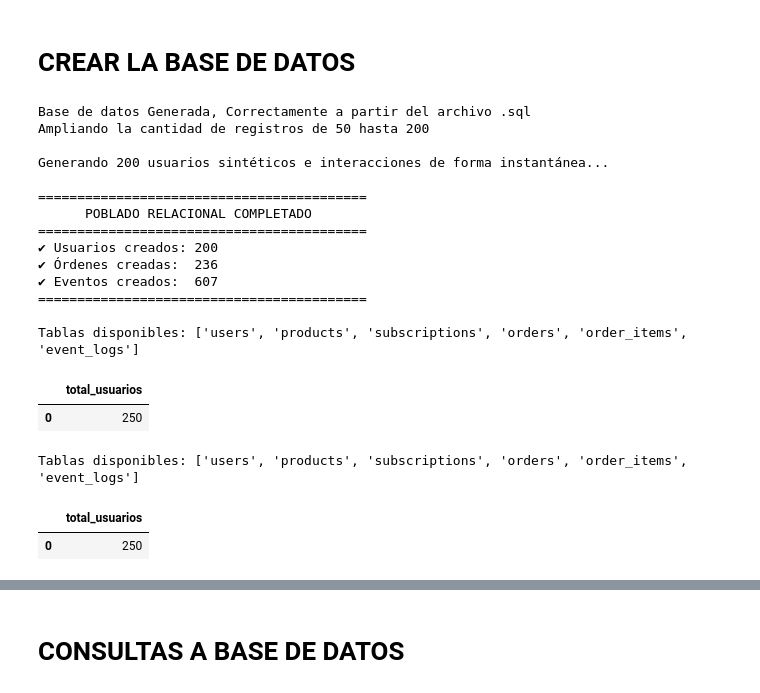
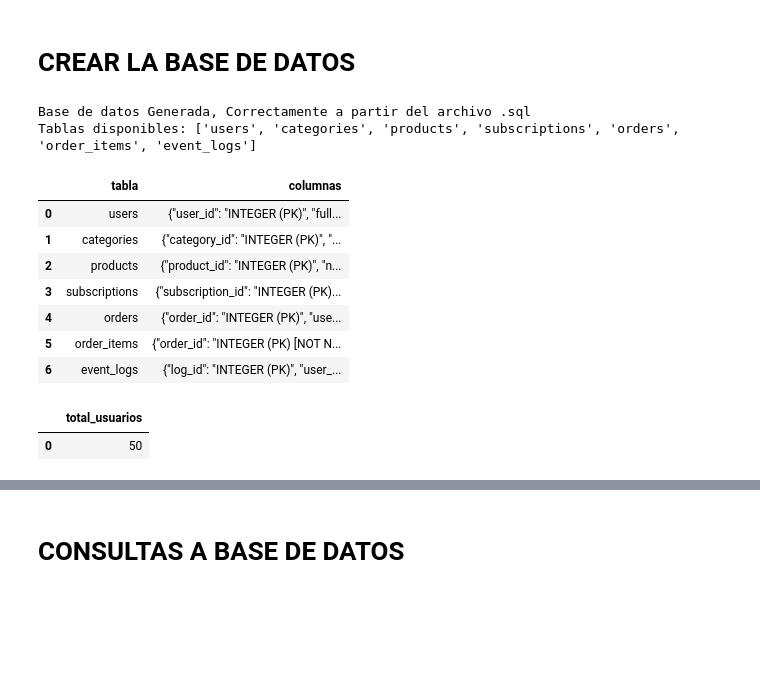
Before and after one commit to JorgeCardona/dockerhub-datascience-mlops, a Jupyter notebook: Notebooks/SQL/sql_training.ipynb, the cells around one changed output, grey strips where cells are left out. Saved outputs shown, nothing was run; the diff lists cells and outputs as text; code cells hidden in the pictures; blank space fills up the shorter version.

Commit message:
Actualizados registros y funciones

```diff
--- a/Notebooks/SQL/sql_training.ipynb
+++ b/Notebooks/SQL/sql_training.ipynb
@@ -1,53 +1,41 @@
 # %% [markdown]
 # CREAR LA BASE DE DATOS
 # %%
-from database.sql_functions import preparar_base_de_datos, obtener_lista_tablas, ejecutar_sql
+from database.sql_functions import preparar_base_de_datos, obtener_lista_tablas, ejecutar_sql, obtener_esquema_como_dataframe
 from database.datos_sinteticos import entrenar_y_poblar_todo
 
 # 1. Crear tablas e insertar datos iniciales del .sql
 preparar_base_de_datos("database/schema.sql")
 
 total_datos = ejecutar_sql("SELECT COUNT(*) AS total_usuarios FROM users")
 
 valor_total = total_datos.iloc[0, 0]
-limite_datos = 200
+limite_datos = 50
 
 if valor_total < limite_datos:
     print(f"Ampliando la cantidad de registros de {valor_total} hasta {limite_datos}")
     # 2. Generar y poblar datos sintéticos adicionales
     entrenar_y_poblar_todo(n_muestras_usuario=limite_datos)
 
 # 3. Verificar que las tablas están listas
 tablas = obtener_lista_tablas()
 print(f'Tablas disponibles: {tablas}')
 
+tablas_esquemas = obtener_esquema_como_dataframe(como_json=True)
+display(tablas_esquemas)
+
 # 4. Probar que hay más datos
 ejecutar_sql("SELECT COUNT(*) AS total_usuarios FROM users")
 # %% [output]
 Base de datos Generada, Correctamente a partir del archivo .sql
-Ampliando la cantidad de registros de 50 hasta 200
-
-Generando 200 usuarios sintéticos e interacciones de forma instantánea...
-
-==========================================
-      POBLADO RELACIONAL COMPLETADO
-==========================================
-✔ Usuarios creados: 200
-✔ Órdenes creadas:  236
-✔ Eventos creados:  607
-==========================================
-
-Tablas disponibles: ['users', 'products', 'subscriptions', 'orders', 'order_items', 'event_logs']
+Tablas disponibles: ['users', 'categories', 'products', 'subscriptions', 'orders', 'order_items', 'event_logs']
-|  | total_usuarios |
-| 0 | 250 |
+|  | tabla | columnas |
+| 0 | users | {"user_id": "INTEGER (PK)", "full... |
+| 1 | categories | {"category_id": "INTEGER (PK)", "... |
+| 2 | products | {"product_id": "INTEGER (PK)", "n... |
+| 3 | subscriptions | {"subscription_id": "INTEGER (PK)... |
+| 4 | orders | {"order_id": "INTEGER (PK)", "use... |
+| 5 | order_items | {"order_id": "INTEGER (PK) [NOT N... |
+| 6 | event_logs | {"log_id": "INTEGER (PK)", "user_... |
+|  | total_usuarios |
+| 0 | 50 |
-# %%
-# 3. Verificar que las tablas están listas
-tablas = obtener_lista_tablas()
-print(f'Tablas disponibles: {tablas}')
-
-# 4. Probar que hay más datos
-ejecutar_sql("SELECT COUNT(*) AS total_usuarios FROM users")
-# %% [output]
-Tablas disponibles: ['users', 'products', 'subscriptions', 'orders', 'order_items', 'event_logs']
-|  | total_usuarios |
-| 0 | 250 |
```
Also changed, not shown: parts of 20 cells of this notebook, 3 other files.
